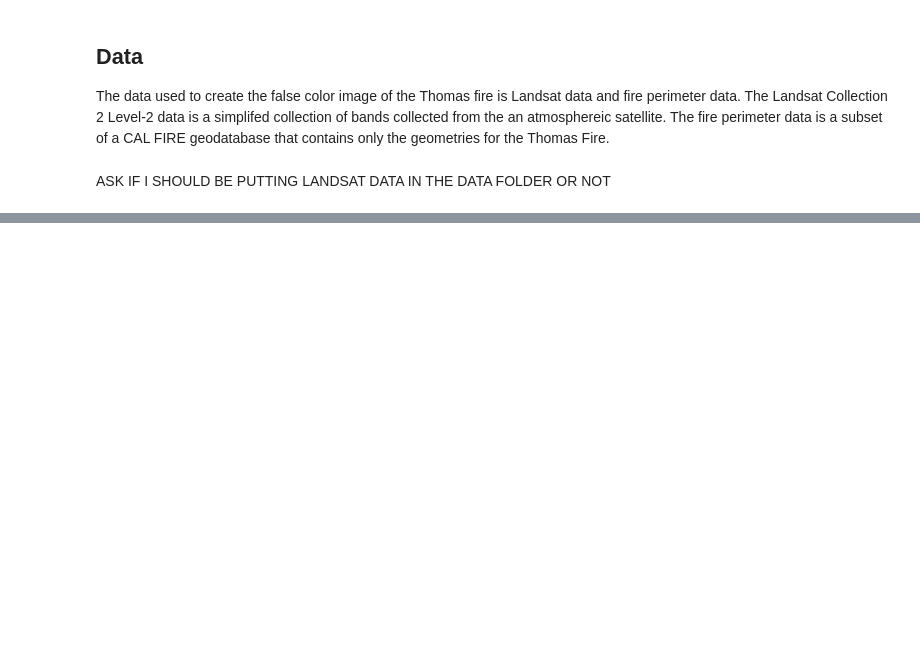
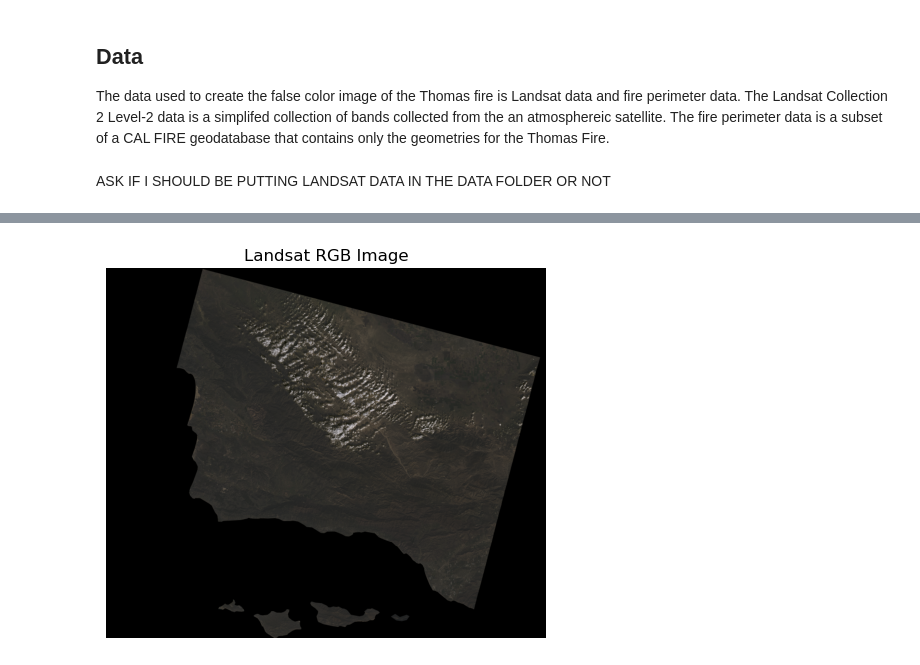
Before and after one commit to jordancsibley/eds220-hwk4, a Jupyter notebook: hwk4-task2-false-color.ipynb, the cells around one changed output, grey strips where cells are left out. Cells and saved outputs as stored; diff of their text form; code cells hidden in the pictures; blank space fills up the shorter version.

```diff
--- a/hwk4-task2-false-color.ipynb
+++ b/hwk4-task2-false-color.ipynb
@@ -28,0 +50,6 @@ landsat = rioxr.open_rasterio(fp)
+# %%
+# Drop the `band` dimension of the data and remove dims of length 1
+landsat = landsat.drop_vars('band').squeeze()
+
+# View altered landsat data
+landsat
@@ -28,0 +77,19 @@ landsat = rioxr.open_rasterio(fp)
+# %%
+# This works, but I don't think this is what they want
+
+
+rgb = landsat[['red', 'green', 'blue']].to_array().values
+
+# Move bands to the last dimension
+rgb = np.moveaxis(rgb, 0, -1)  # Rearrange (variable, y, x) -> (y, x, variable)
+
+# Adjust the scale
+rgb = rgb / np.max(rgb)
+
+# Plot the RGB image
+plt.imshow(rgb)  # No transpose needed now
+plt.title("Landsat RGB Image")
+plt.axis('off')
+plt.show()
+# %% [output]
+[figure, added]
```
Also changed, not shown: parts of 5 cells of this notebook.
